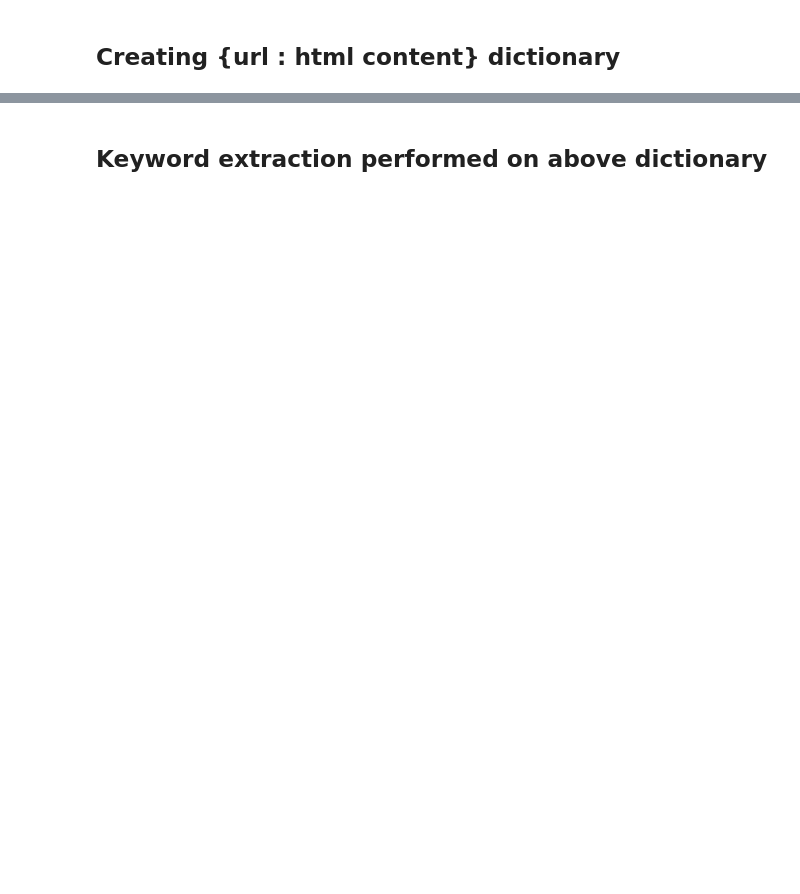
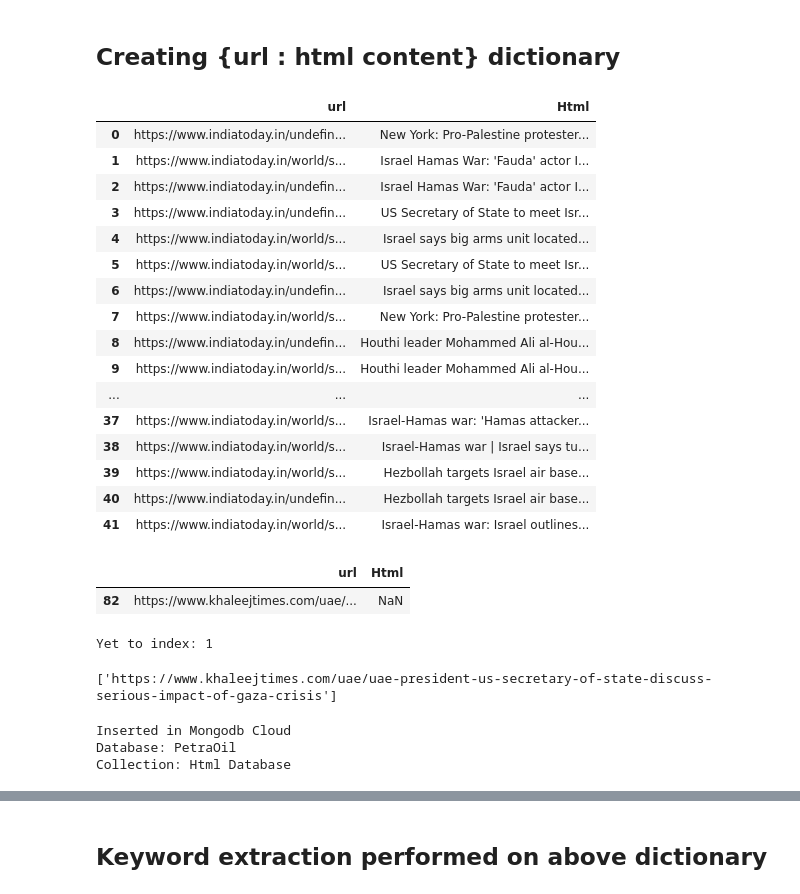
Before and after one commit to Mafaz03/Webscraping, a Jupyter notebook: app_test_db.ipynb, the cells around one changed output, grey strips where cells are left out. Drawn from its saved outputs; the diff is of its cells as text; code cells hidden in the pictures; blank space fills up the shorter version.

```diff
--- a/app_test_db.ipynb
+++ b/app_test_db.ipynb
@@ -178,3 +311,44 @@ Collection: Date Database
 # %% [markdown]
 ## Creating {url : html content} dictionary
+# %%
+date_db_name = "PetraOil"
+collection_db_name = "Html Database"
+columns = ["url", "Html"]
+mongo_html_df = import_from_mongo(date_db_name, collection_db_name, columns)
+mongo_html_df
+# %% [output]
+|  | url | Html |
+| 0 | https://www.indiatoday.in/undefin... | New York: Pro-Palestine protester... |
+| 1 | https://www.indiatoday.in/world/s... | Israel Hamas War: 'Fauda' actor I... |
+| 2 | https://www.indiatoday.in/undefin... | Israel Hamas War: 'Fauda' actor I... |
+| 3 | https://www.indiatoday.in/undefin... | US Secretary of State to meet Isr... |
+| 4 | https://www.indiatoday.in/world/s... | Israel says big arms unit located... |
+| 5 | https://www.indiatoday.in/world/s... | US Secretary of State to meet Isr... |
+| 6 | https://www.indiatoday.in/undefin... | Israel says big arms unit located... |
+| 7 | https://www.indiatoday.in/world/s... | New York: Pro-Palestine protester... |
+| 8 | https://www.indiatoday.in/undefin... | Houthi leader Mohammed Ali al-Hou... |
+| 9 | https://www.indiatoday.in/world/s... | Houthi leader Mohammed Ali al-Hou... |
+| ... | ... | ... |
+| 37 | https://www.indiatoday.in/world/s... | Israel-Hamas war: 'Hamas attacker... |
+| 38 | https://www.indiatoday.in/world/s... | Israel-Hamas war | Israel says tu... |
+| 39 | https://www.indiatoday.in/world/s... | Hezbollah targets Israel air base... |
+| 40 | https://www.indiatoday.in/undefin... | Hezbollah targets Israel air base... |
+| 41 | https://www.indiatoday.in/world/s... | Israel-Hamas war: Israel outlines... |
+# %%
+df_of_which_to_find_the_html_of = pd.merge(mongo_html_df, pd.DataFrame(df_filtered_by_date["url"]) , how = "outer")
+df_of_which_to_find_the_html_of = df_of_which_to_find_the_html_of.loc[~df_of_which_to_find_the_html_of['Html'].notna(), :] # Dates that are yet found out
+df_of_which_to_find_the_html_of = df_of_which_to_find_the_html_of.drop_duplicates(subset='url', keep='first')              # Dropping duplicates if any
+df_of_which_to_find_the_html_of
+# %% [output]
+|  | url | Html |
+| 82 | https://www.khaleejtimes.com/uae/... | NaN |
+# %%
+print(f"Yet to index: {df_of_which_to_find_the_html_of.shape[0]}")
+# %% [output]
+Yet to index: 1
+# %%
+list_of_which_to_find_the_html_of = list(df_of_which_to_find_the_html_of["url"])
+list_of_which_to_find_the_html_of
+# %% [output]
+['https://www.khaleejtimes.com/uae/uae-president-us-secretary-of-state-discuss-serious-impact-of-gaza-crisis']
 # %%
@@ -182 +356,10 @@ url_html_extracted = get_html(website_urls)
 # url_html_extracted
+# %%
+data = url_date_dict
+date_db_name = "PetraOil"
+collection_db_name = "Html Database"
+save_to_mongo(date_db_name, collection_db_name, data = url_html_extracted)
+# %% [output]
+Inserted in Mongodb Cloud
+Database: PetraOil
+Collection: Html Database
```
Also changed, not shown: parts of 30 cells of this notebook, 5 other files.
